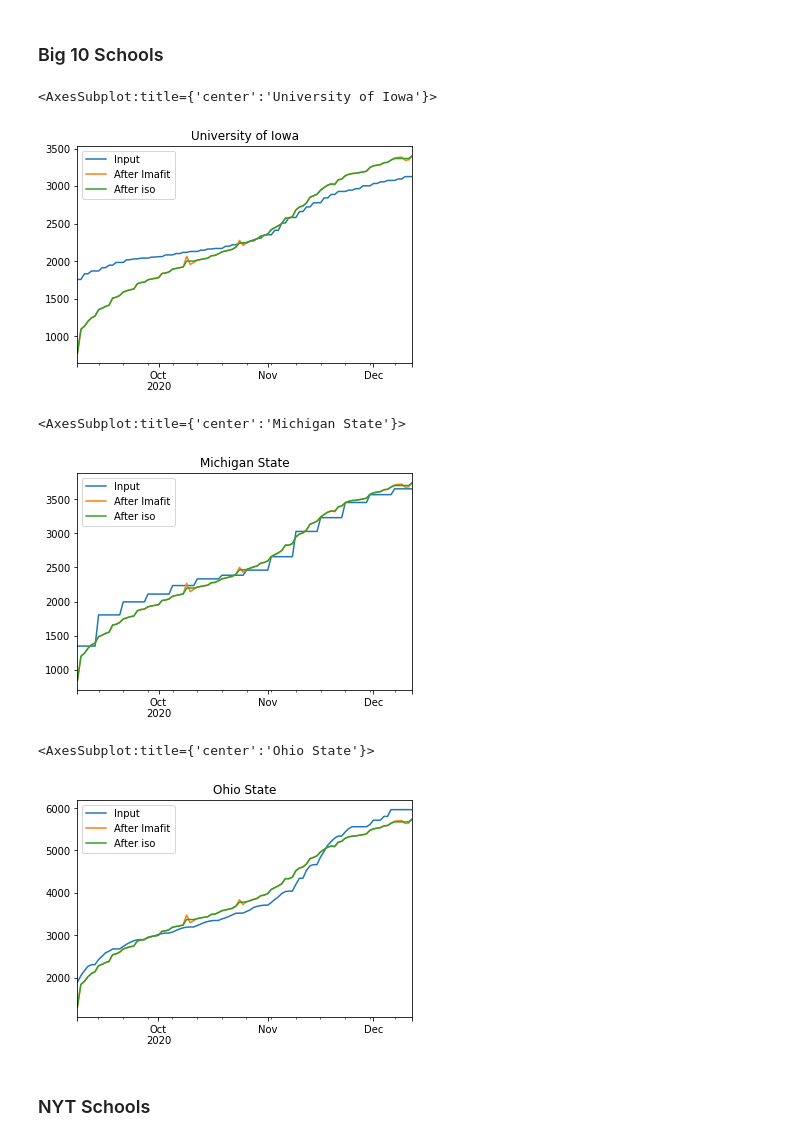
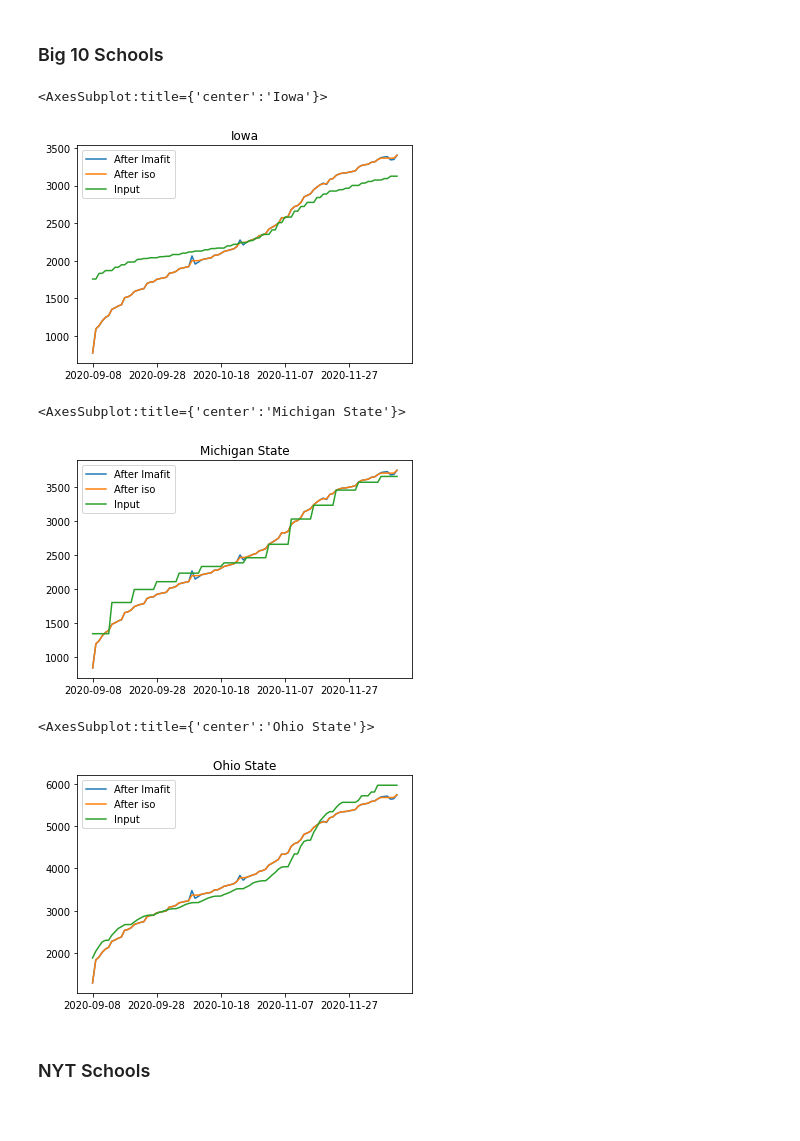
Before and after one commit to kevin-q2/Covid_Diffusion, a Jupyter notebook: analysis/completion_tests.ipynb, the cells around one changed output. Cells and saved outputs as stored; diff of their text form; code cells hidden in the pictures.

Commit message:
better graphs and update functions

```diff
--- a/analysis/completion_tests.ipynb
+++ b/analysis/completion_tests.ipynb
@@ -73,7 +73,9 @@ def rank_approx(data_obj):
     ratio = 0
     ranker = 0
     while ratio < 0.8:
-        ratio = (numer + s[ranker]**2)/denom
+        numer += s[ranker]**2
+        ratio = numer/denom
+
         print(ratio)
         ranker += 1
 
@@ -106,27 +108,33 @@ out = iso.dataframe
 # %%
 Iowa = pd.concat([inp['Iowa'], pre_iso['Iowa'], out['Iowa']], axis = 1)
 Iowa.columns = ['Input', 'After lmafit', 'After iso']
+Iowa = Iowa.replace(0,np.nan)
 
-Iowa.plot(legend=True, title = "University of Iowa")
+Iowa.drop('Input',1).plot(kind = 'line',legend=True, title = 'Iowa')
+Iowa['Input'].plot(legend=True)
 # %% [output]
-<AxesSubplot:title={'center':'University of Iowa'}>
+<AxesSubplot:title={'center':'Iowa'}>
-[figure, old version]
+[figure, new version]
 # %%
 Michigan = pd.concat([inp['Michigan State'], pre_iso['Michigan State'], out['Michigan State']], axis = 1)
 Michigan.columns = ['Input', 'After lmafit', 'After iso']
+Michigan = Michigan.replace(0,np.nan)
 
-Michigan.plot(legend=True, title = "Michigan State")
+Michigan.drop('Input',1).plot(kind = 'line',legend=True, title = 'Michigan State')
+Michigan['Input'].plot(legend=True)
 # %% [output]
 <AxesSubplot:title={'center':'Michigan State'}>
-[figure, old version]
+[figure, new version]
 # %%
 Ohio = pd.concat([inp['Ohio State'], pre_iso['Ohio State'], out['Ohio State']], axis = 1)
 Ohio.columns = ['Input', 'After lmafit', 'After iso']
+Ohio = Ohio.replace(0,np.nan)
 
-Ohio.plot(legend=True, title="Ohio State")
+Ohio.drop('Input',1).plot(kind = 'line',legend=True, title = 'Ohio State')
+Ohio['Input'].plot(legend=True)
 # %% [output]
 <AxesSubplot:title={'center':'Ohio State'}>
-[figure, old version]
+[figure, new version]
 # %% [markdown]
 ### NYT Schools
 # %%
```
Also changed, not shown: parts of 17 cells of this notebook, 1 other file.
